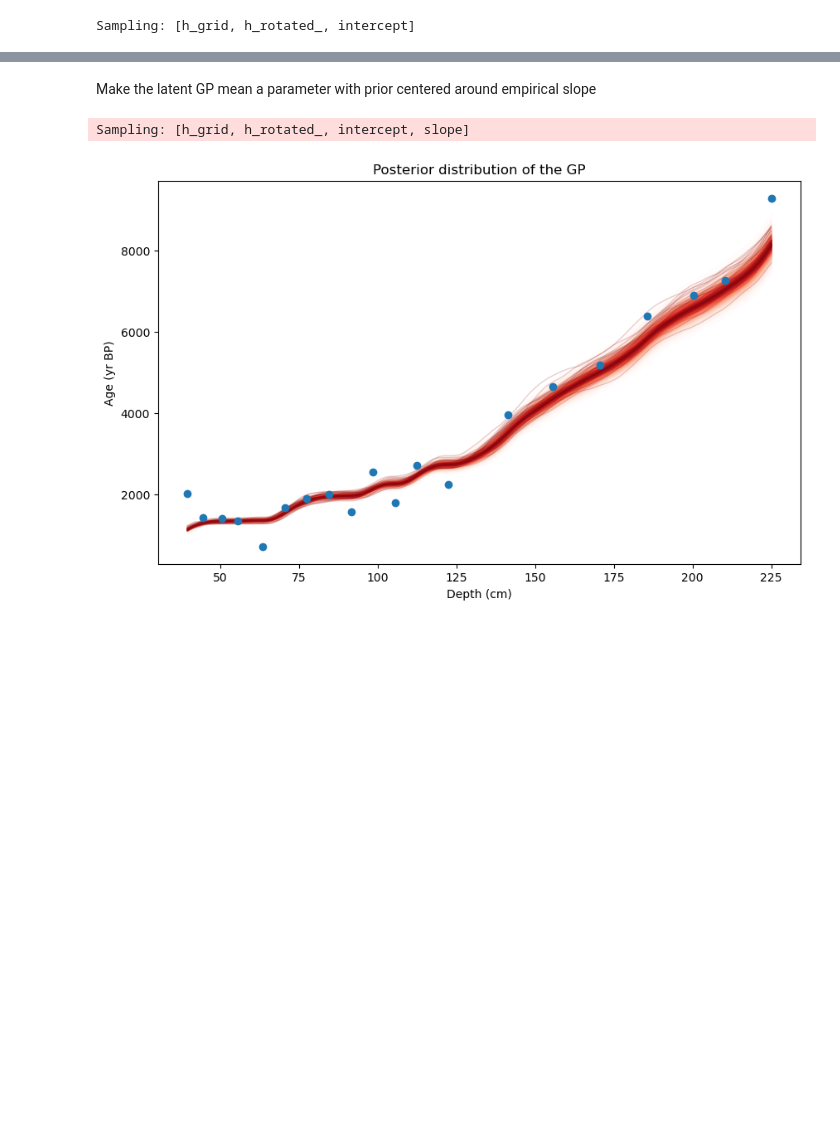
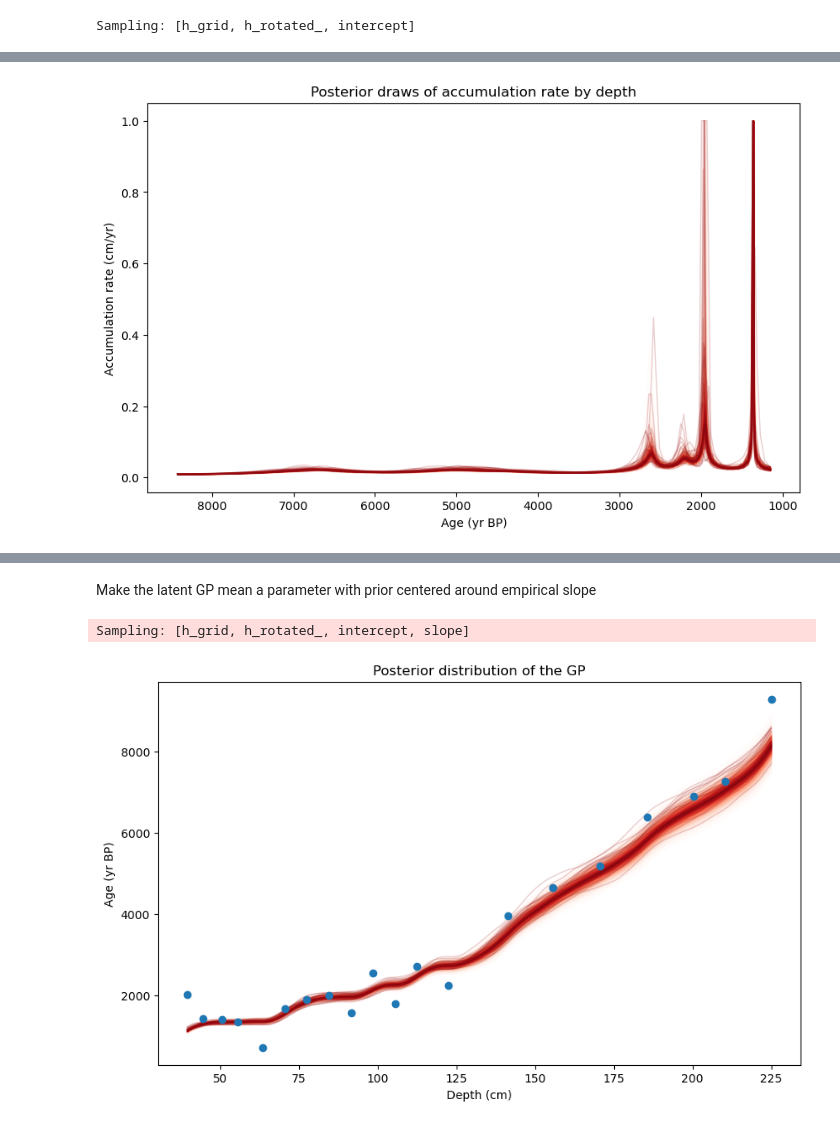
Before and after one commit to elc45/pybacon, a Jupyter notebook: demo.ipynb, the cells around one changed output, grey strips where cells are left out. Drawn from its saved outputs; the diff is of its cells as text; code cells hidden in the pictures; blank space fills up the shorter version.

```diff
--- a/demo.ipynb
+++ b/demo.ipynb
@@ -381,3 +447,25 @@ plot_fit(trace, depth_grid, kernel_name)
+# %%
+def plot_accum_rate(trace):
+    f_grid = trace.posterior['f_grid'].mean(dim=["chain", "draw"]).to_numpy()
+
+    _, ax = plt.subplots(figsize=(10, 6))
+
+    g_grid_samples = trace.posterior['g_grid'].stack(sample=("chain", "draw")).T[::-1]
+    # Clip g_grid_samples to a minimum value to avoid values close to 0
+    g_grid_samples = g_grid_samples.clip(min=1.0)
+    accum_rate_samples = 1 / g_grid_samples
+    pm.gp.util.plot_gp_dist(ax=ax, samples=accum_rate_samples,
+                            x=f_grid, samples_alpha=0.2, fill_alpha=0.2)
+
+    # Invert x-axis since the age runs from oldest to youngest
+    ax.invert_xaxis()
+    plt.title("Posterior draws of accumulation rate by depth")
+    plt.xlabel("Age (yr BP)")
+    plt.ylabel("Accumulation rate (cm/yr)")
+# %%
+plot_accum_rate(trace)
+# %% [output]
+[figure, added]
 # %%
 fig, ax = plt.subplots(figsize=(10, 6))
 pm.gp.util.plot_gp_dist(ax=ax, samples=trace.posterior['h_grid'].stack(sample=("chain","draw")).T,
```
Also changed, not shown: parts of 14 cells of this notebook.
